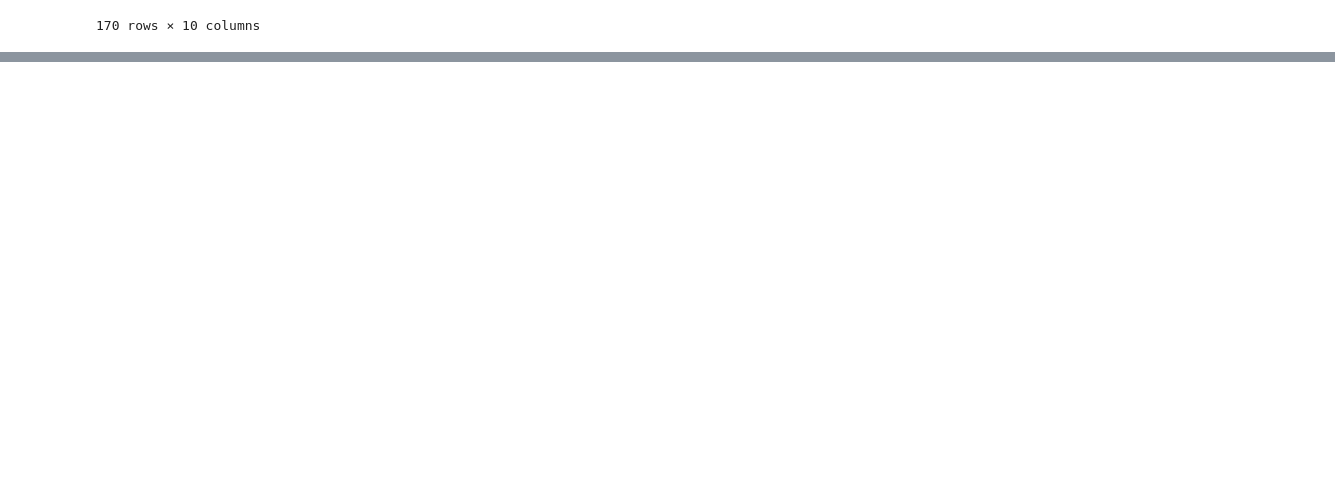
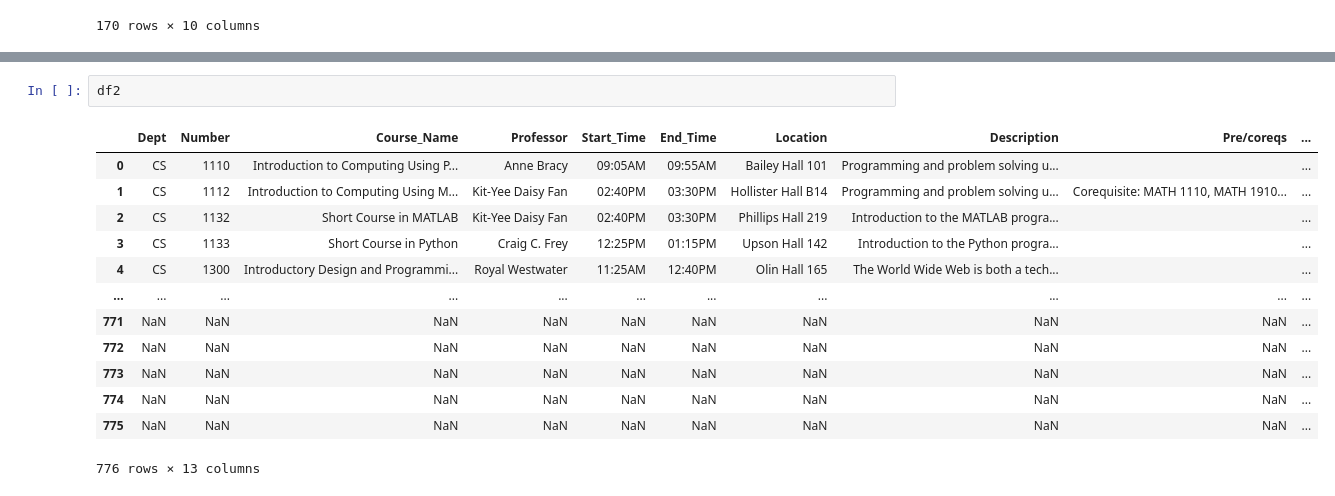
Before and after one commit to CornellDataScience/Class-Visualizer, a Jupyter notebook: Class-Visualizer.ipynb, the cells around one changed output, grey strips where cells are left out. Cells and saved outputs as stored; diff of their text form; blank space fills up the shorter version.

```diff
--- a/Class-Visualizer.ipynb
+++ b/Class-Visualizer.ipynb
@@ -105,0 +129,16 @@ df1
+# %%
+df2
+# %% [output]
+|  | Dept | Number | Course_Name | Professor | Start_Time | End_Time | Location | Description | Pre/coreqs | ... |
+| 0 | CS | 1110 | Introduction to Computing Using P... | Anne Bracy | 09:05AM | 09:55AM | Bailey Hall 101 | Programming and problem solving u... |  | ... |
+| 1 | CS | 1112 | Introduction to Computing Using M... | Kit-Yee Daisy Fan | 02:40PM | 03:30PM | Hollister Hall B14 | Programming and problem solving u... | Corequisite: MATH 1110, MATH 1910... | ... |
+| 2 | CS | 1132 | Short Course in MATLAB | Kit-Yee Daisy Fan | 02:40PM | 03:30PM | Phillips Hall 219 | Introduction to the MATLAB progra... |  | ... |
+| 3 | CS | 1133 | Short Course in Python | Craig C. Frey | 12:25PM | 01:15PM | Upson Hall 142 | Introduction to the Python progra... |  | ... |
+| 4 | CS | 1300 | Introductory Design and Programmi... | Royal Westwater | 11:25AM | 12:40PM | Olin Hall 165 | The World Wide Web is both a tech... |  | ... |
+| ... | ... | ... | ... | ... | ... | ... | ... | ... | ... | ... |
+| 771 | NaN | NaN | NaN | NaN | NaN | NaN | NaN | NaN | NaN | ... |
+| 772 | NaN | NaN | NaN | NaN | NaN | NaN | NaN | NaN | NaN | ... |
+| 773 | NaN | NaN | NaN | NaN | NaN | NaN | NaN | NaN | NaN | ... |
+| 774 | NaN | NaN | NaN | NaN | NaN | NaN | NaN | NaN | NaN | ... |
+| 775 | NaN | NaN | NaN | NaN | NaN | NaN | NaN | NaN | NaN | ... |
+776 rows × 13 columns
```
Also changed, not shown: parts of 9 cells of this notebook, 2 other files.
